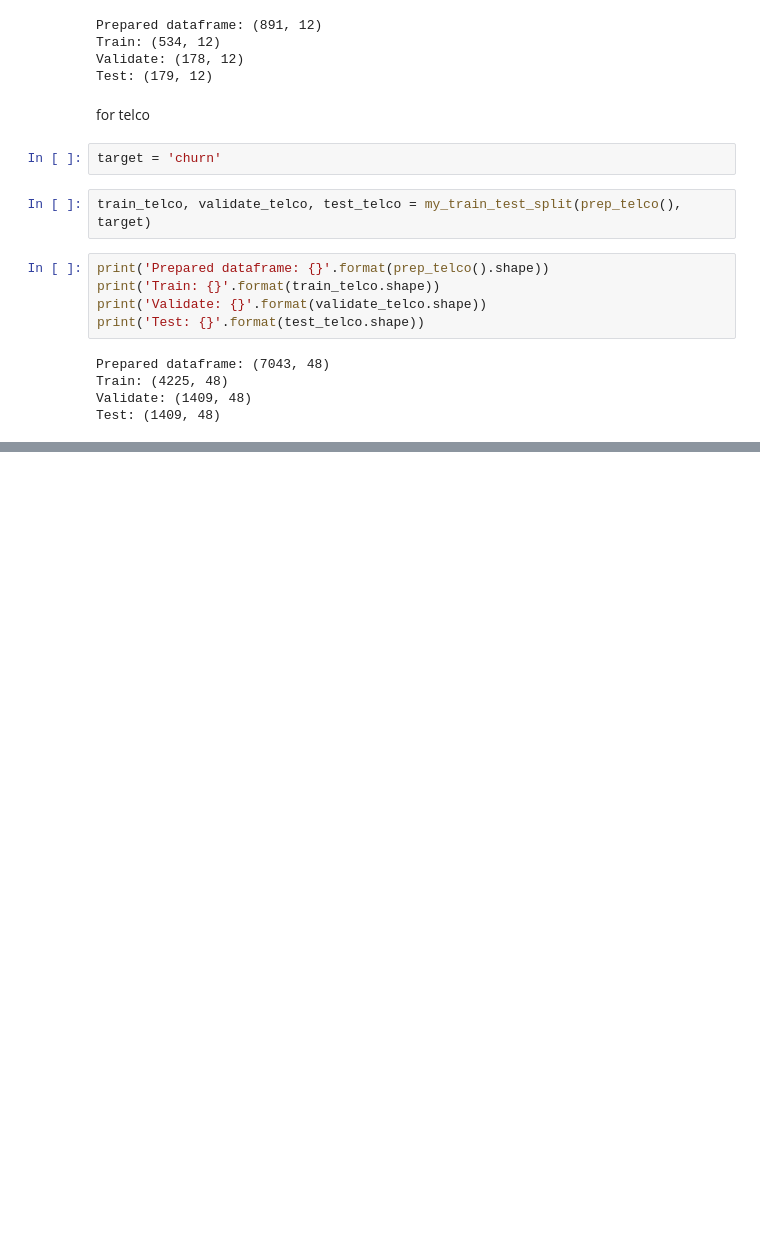
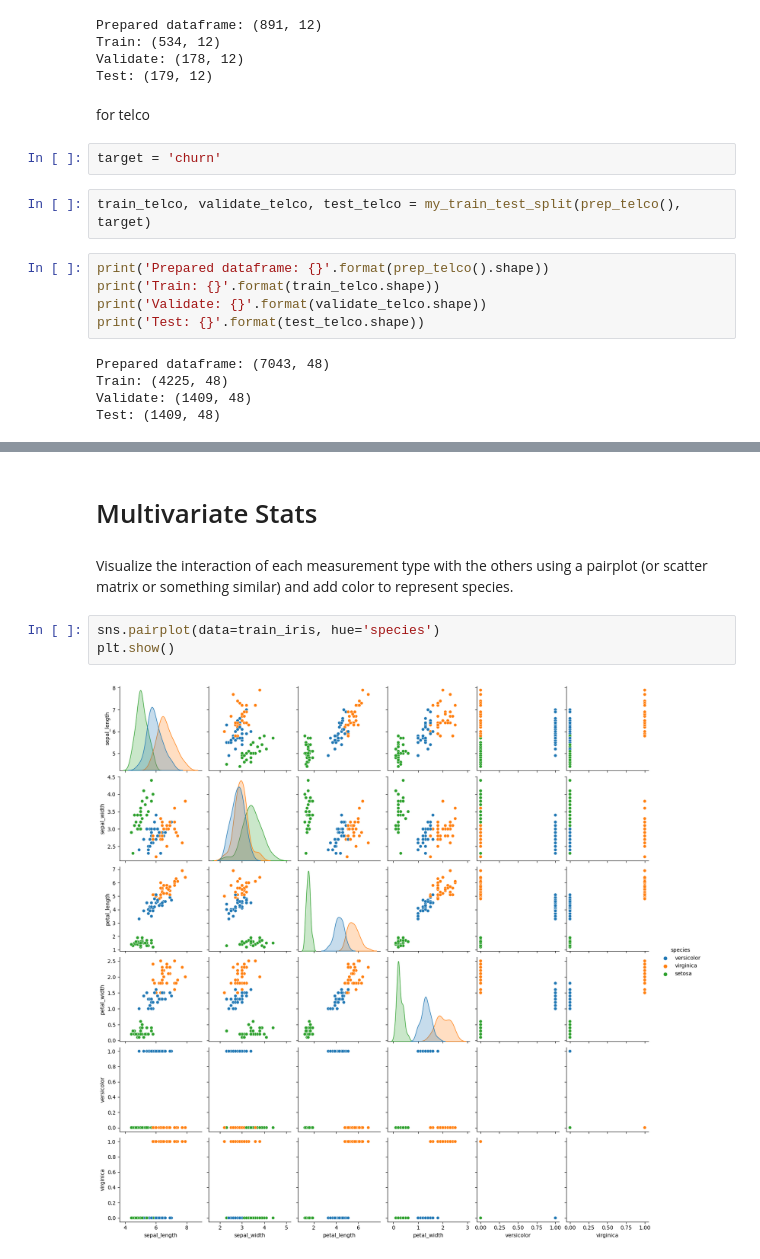
Before and after one commit to JAJCole/classification-exercises, a Jupyter notebook: classification_exercises.ipynb, the cells around one changed output, grey strips where cells are left out. Cells and saved outputs as stored; diff of their text form; blank space fills up the shorter version.

```diff
--- a/classification_exercises.ipynb
+++ b/classification_exercises.ipynb
@@ -892,0 +856,9 @@ plt.show()
+# %% [markdown]
+# Multivariate Stats
+# %% [markdown]
+Visualize the interaction of each measurement type with the others using a pairplot (or scatter matrix or something similar) and add color to represent species.
+# %%
+sns.pairplot(data=train_iris, hue='species')
+plt.show()
+# %% [output]
+[figure, added]
```
Also changed, not shown: parts of 93 cells of this notebook.
